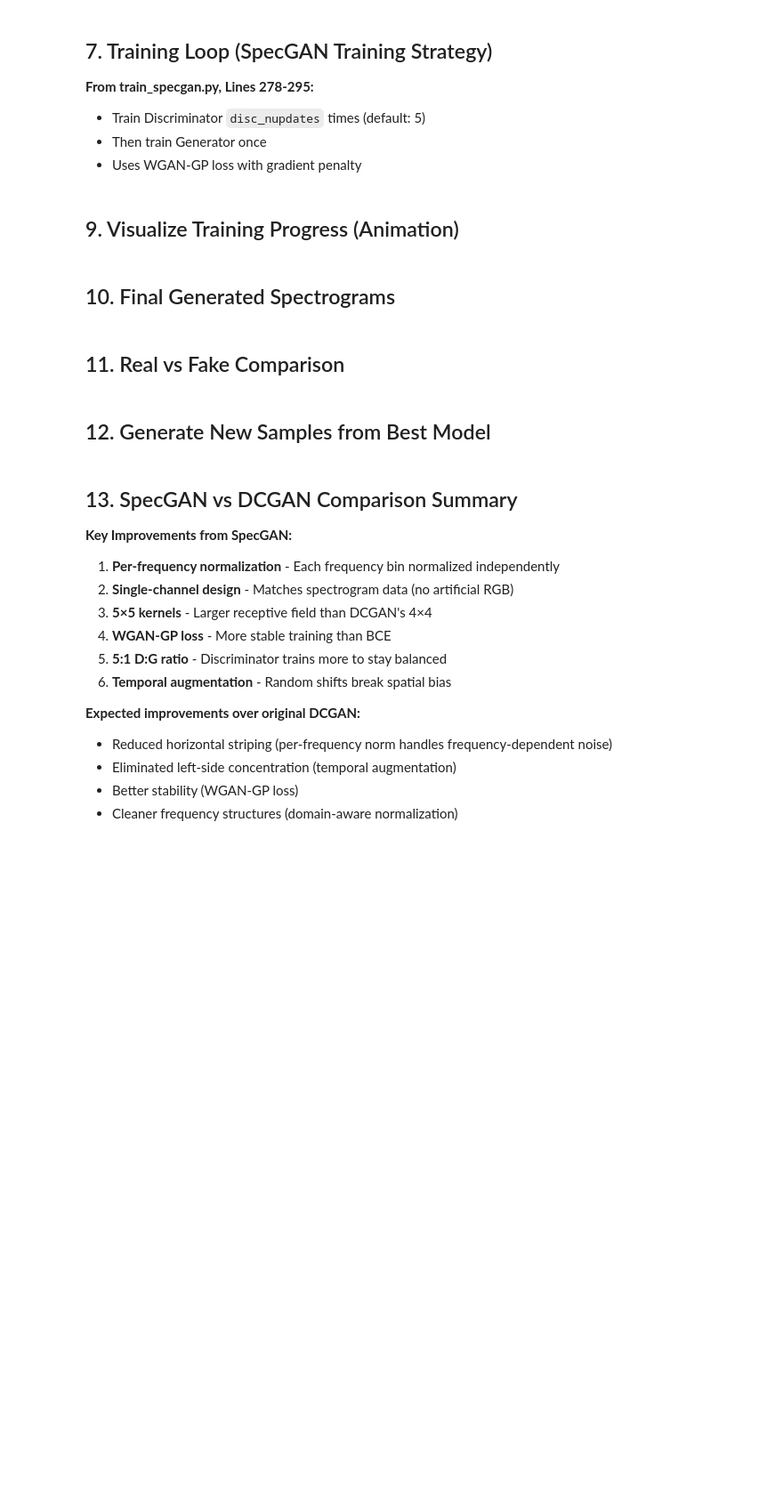
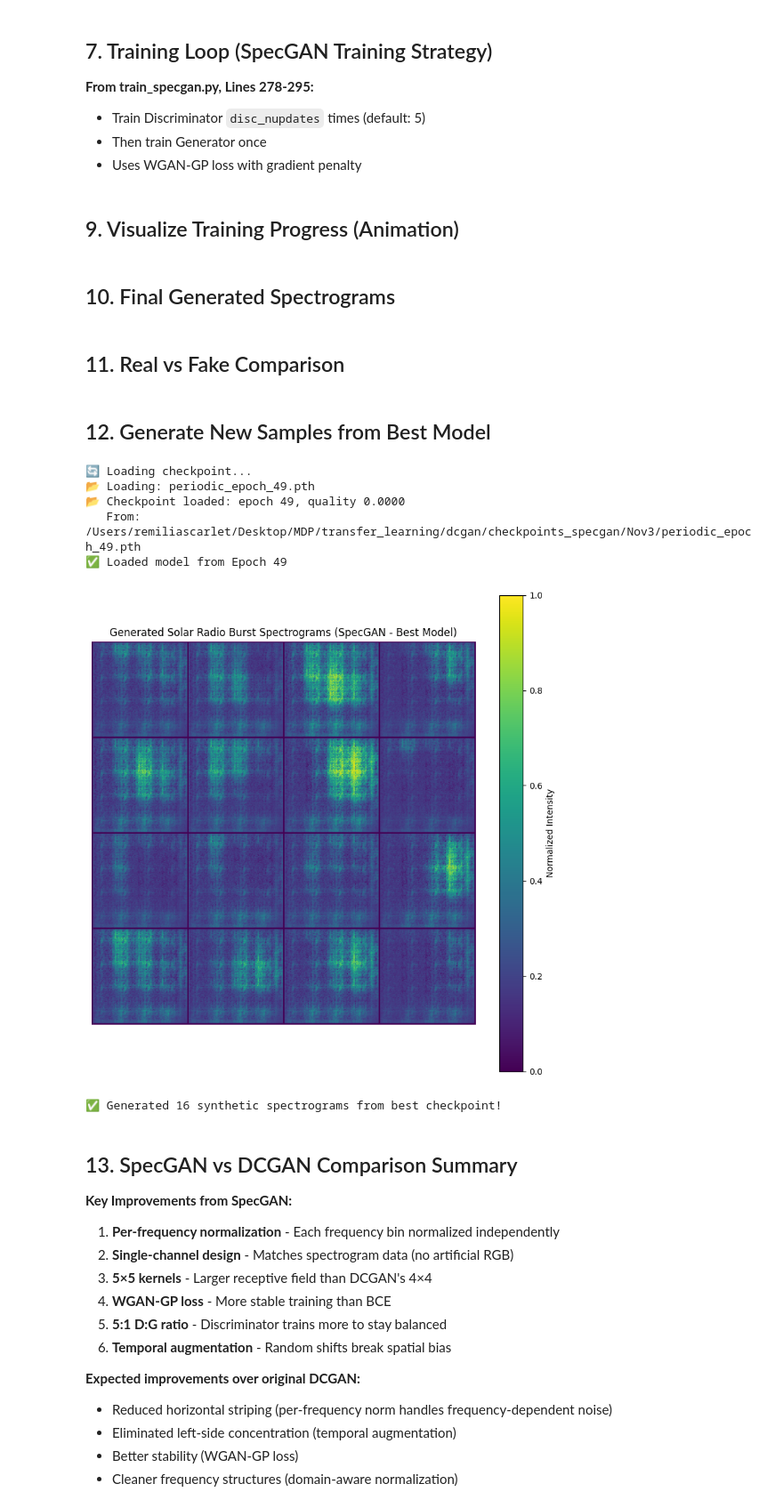
Before and after one commit to Kasper-Heliophysics-MDP/TransferLearning_CNN, a Jupyter notebook: dcgan/specgan/specgan_training.ipynb, the cells around one changed output. Shown at 89% size. Saved outputs shown, nothing was run; the diff lists cells and outputs as text; code cells hidden in the pictures; blank space fills up the shorter version.

Commit message:
first train nov 3 chuhan cai

```diff
--- a/dcgan/specgan/specgan_training.ipynb
+++ b/dcgan/specgan/specgan_training.ipynb
@@ -59,8 +59,8 @@ if torch.cuda.is_available():
 # %%
 # Data paths
 dataroot = "/Users/remiliascarlet/Desktop/MDP/transfer_learning/burst_data/ecallisto/processed_data/"
-moments_path = "./checkpoints_specgan/ecallisto_moments.npz"
-checkpoint_dir = "./checkpoints_specgan_ecallisto"
+moments_path = "/Users/remiliascarlet/Desktop/MDP/transfer_learning/dcgan/checkpoints_specgan/ecallisto_moments.npz"
+checkpoint_dir = "/Users/remiliascarlet/Desktop/MDP/transfer_learning/dcgan/checkpoints_specgan/Nov3"
 
 # SpecGAN architecture defaults (from Lines 697-700)
 nz = 100              # Latent dimension (specgan_latent_dim)
@@ -239,7 +239,9 @@ D_fake_history = []
 iters = 0
 
 # Best model tracking
-best_quality_metric = 0.0  # Track D(G(z)) - higher is better (up to ~0.5)
+# For WGAN-GP, we use -abs(D_fake) which is always negative
+# So initialize to negative infinity to allow any improvement
+best_quality_metric = -float('inf')  # Start from worst possible value
 best_epoch = 0
 
 print("="*70)
@@ -512,3 +496,75 @@ print(f"✅ Generated {num_samples} synthetic Type 3 radio burst spectrograms us
+# %%
+# ============================================================
+# Load checkpoint and generate new samples
+# ============================================================
+
+# Configuration: Choose which epoch to load
+load_mode = 49  # Options: 'best', 'latest', or specific epoch number (e.g., 50)
+
+print("🔄 Loading checkpoint...")
+
+from specgan.specgan_utils import find_best_checkpoint
+from glob import glob
+
+try:
+    if load_mode == 'best':
+        # Load best quality checkpoint
+        best_checkpoint_path = find_best_checkpoint(checkpoint_dir, metric='quality')
+        checkpoint_path = best_checkpoint_path
+
+    elif load_mode == 'latest':
+        # Load most recent periodic checkpoint
+        periodic_files = glob(os.path.join(checkpoint_dir, 'periodic_epoch_*.pth'))
+        if periodic_files:
+            # Sort by epoch number
+            periodic_files.sort(key=lambda x: int(x.split('_')[-1].split('.')[0]))
+            checkpoint_path = periodic_files[-1]
+        else:
+            raise FileNotFoundError("No periodic checkpoints found")
+
+    elif isinstance(load_mode, int):
+        # Load specific epoch
+        checkpoint_path = os.path.join(checkpoint_dir, f'periodic_epoch_{load_mode}.pth')
+        if not os.path.exists(checkpoint_path):
+            raise FileNotFoundError(f"Checkpoint for epoch {load_mode} not found")
+
+    print(f"📂 Loading: {os.path.basename(checkpoint_path)}")
+
+    # Load checkpoint
+    checkpoint = load_gan_checkpoint(checkpoint_path, netG, netD, device=device)
+    print(f"✅ Loaded model from Epoch {checkpoint['epoch']}")
+    if 'quality_metric' in checkpoint:
+        print(f"   Quality metric: {checkpoint['quality_metric']:.4f}")
+
+except Exception as e:
+    print(f"⚠️  Could not load checkpoint: {e}")
+    print("Using current trained model instead...")
+
+# Generate new samples
+num_samples = 16
+
+with torch.no_grad():
+    noise = torch.randn(num_samples, nz, device=device)
+    generated = netG(noise).cpu()
+
+# Visualize
+plt.figure(figsize=(10, 10))
+plt.axis("off")
+plt.title("Generated Solar Radio Burst Spectrograms (SpecGAN - Epoch 49)")
+grid = vutils.make_grid(generated, padding=2, normalize=True, nrow=4)
+plt.imshow(grid[0].numpy(), cmap='viridis')  # Single channel
+plt.colorbar(label='Normalized Intensity')
+plt.show()
+
+print(f"✅ Generated {num_samples} synthetic spectrograms from best checkpoint!")
+# %% [output]
+🔄 Loading checkpoint...
+📂 Loading: periodic_epoch_49.pth
+📂 Checkpoint loaded: epoch 49, quality 0.0000
+   From: /Users/remiliascarlet/Desktop/MDP/transfer_learning/dcgan/checkpoints_specgan/Nov3/periodic_epoch_49.pth
+✅ Loaded model from Epoch 49
+[figure, added]
+✅ Generated 16 synthetic spectrograms from best checkpoint!
 # %% [markdown]
 ## 13. SpecGAN vs DCGAN Comparison Summary
 
```
Also changed, not shown: parts of 1 cell of this notebook, 1 other file.
